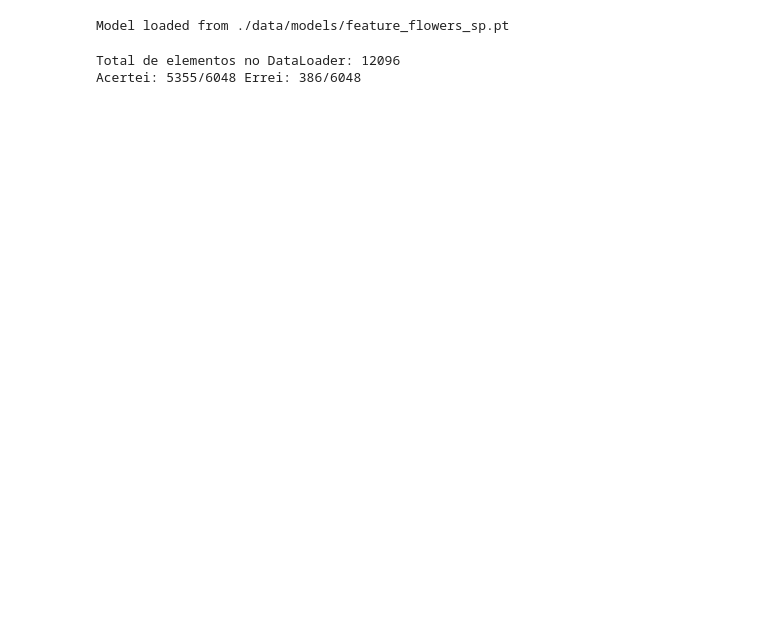
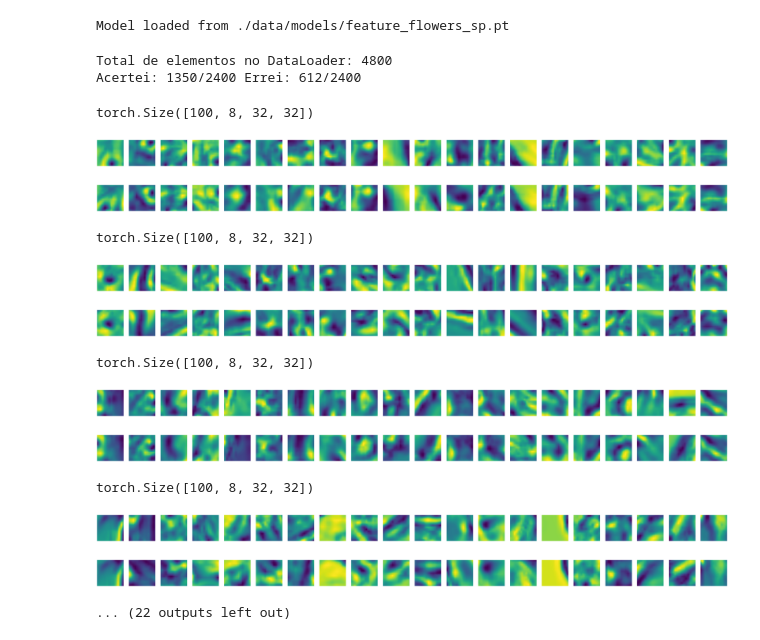
Before and after one commit to binarycode11/singular-points, a Jupyter notebook: kornia-test-myhardnet.ipynb, the cells around one changed output. Saved outputs shown, nothing was run; the diff lists cells and outputs as text; code cells hidden in the pictures; blank space fills up the shorter version.

```diff
--- a/kornia-test-myhardnet.ipynb
+++ b/kornia-test-myhardnet.ipynb
@@ -40,10 +40,46 @@ Model loaded from ./data/models/feature_flowers_sp.pt
 # %%
 model.to(device).eval()
 with torch.no_grad():
-    total_acertos,total_erros,total_elementos = avaliar_descritor(dataloader_test, model,th=0.4)
+    total_acertos,total_erros,total_elementos = avaliar_descritor(dataloader_test, model,th=0.3)
 sub_conjunto = total_elementos//2
 print(f'Total de elementos no DataLoader: {total_elementos}')
 print(f'Acertei: {total_acertos}/{sub_conjunto} Errei: {total_erros}/{sub_conjunto}')
 # %% [output]
-Total de elementos no DataLoader: 12096
-Acertei: 5355/6048 Errei: 386/6048
+Total de elementos no DataLoader: 4800
+Acertei: 1350/2400 Errei: 612/2400
+# %%
+import matplotlib.pyplot as plt
+from tqdm import tqdm
+def plot_patches_side_by_side(imgs_patches):
+    num_imgs = imgs_patches.shape[0]  # Número de imagens
+    fig, axs = plt.subplots(1, num_imgs, figsize=(num_imgs*4, 4))
+
+    axs = axs.reshape((1, num_imgs))  # Ajustar a forma para matriz 2D com uma única linha
+
+    for i in range(num_imgs):
+        axs[0, i].imshow(kornia.tensor_to_image(imgs_patches[i]))
+        axs[0, i].axis('off')
+
+    plt.show()
+
+progress_bar = tqdm(dataloader_test)
+for idx, data in enumerate(progress_bar):
+    # extrair as features e orientações
+    batch_in, batch_out = data[0].to(device), data[1].to(device)
+    print(batch_in.shape)
+    plot_patches_side_by_side(batch_in[:20,0])
+    plot_patches_side_by_side(batch_out[:20,0])
+# %% [output]
+torch.Size([100, 8, 32, 32])
+[figure, added]
+[figure, added]
+torch.Size([100, 8, 32, 32])
+[figure, added]
+[figure, added]
+torch.Size([100, 8, 32, 32])
+[figure, added]
+[figure, added]
+torch.Size([100, 8, 32, 32])
+[figure, added]
+[figure, added]
+... (22 outputs left out)
```
Also changed, not shown: 6 other files.
